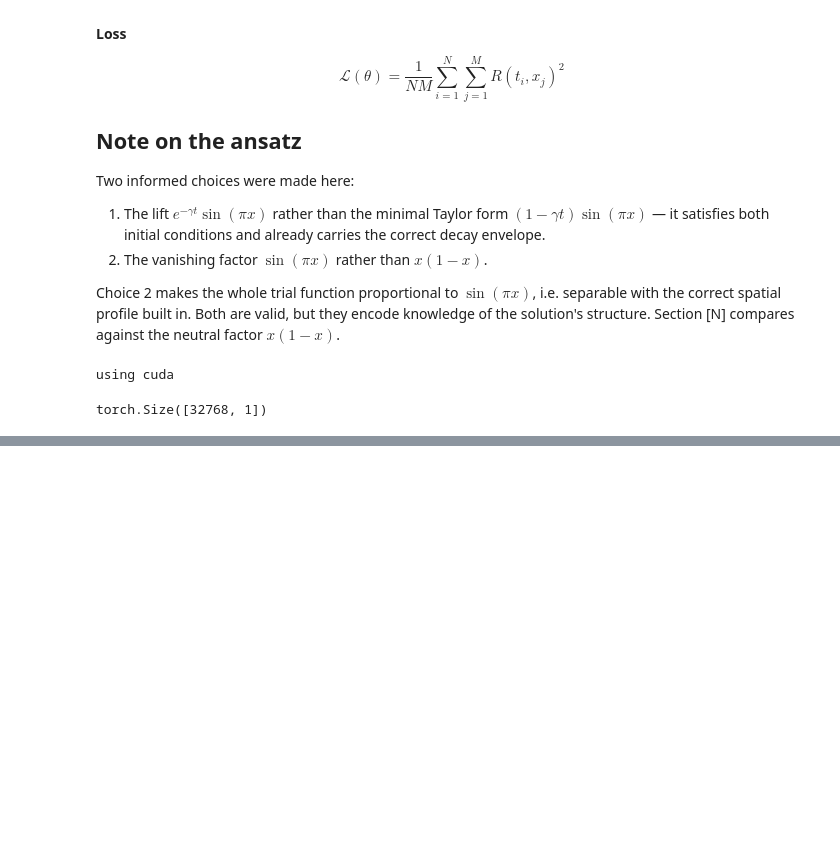
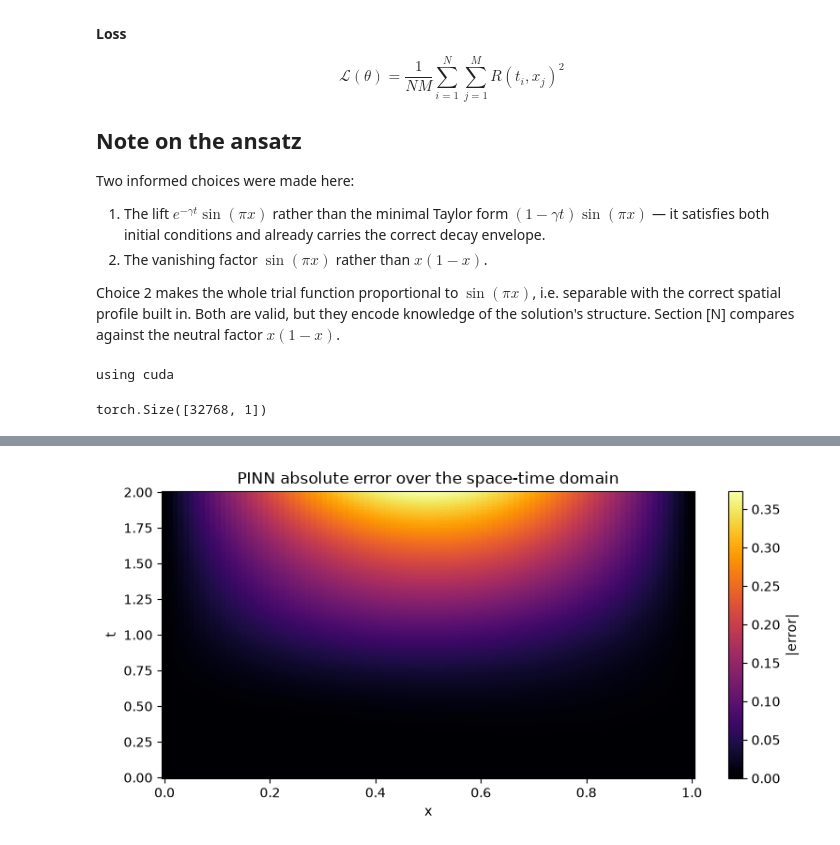
Before and after one commit to RaghavSinghal15/Scientific-ML-Study-Project, a Jupyter notebook: 03_dampedwaveeqn.ipynb, the cells around one changed output, grey strips where cells are left out. Saved outputs shown, nothing was run; the diff lists cells and outputs as text; code cells hidden in the pictures; blank space fills up the shorter version.

```diff
--- a/03_dampedwaveeqn.ipynb
+++ b/03_dampedwaveeqn.ipynb
@@ -187,0 +283,9 @@ PINN max error: 0.004610885985543461
+# %%
+plt.figure(figsize=(8, 4))
+plt.pcolormesh(x_np, t_np, np.abs(u_pred - u_exact), shading='auto', cmap='inferno')
+plt.colorbar(label='|error|')
+plt.xlabel('x'); plt.ylabel('t')
+plt.title('PINN absolute error over the space-time domain')
+plt.tight_layout(); plt.show()
+# %% [output]
+[figure, added]
```
Also changed, not shown: parts of 10 cells of this notebook.
